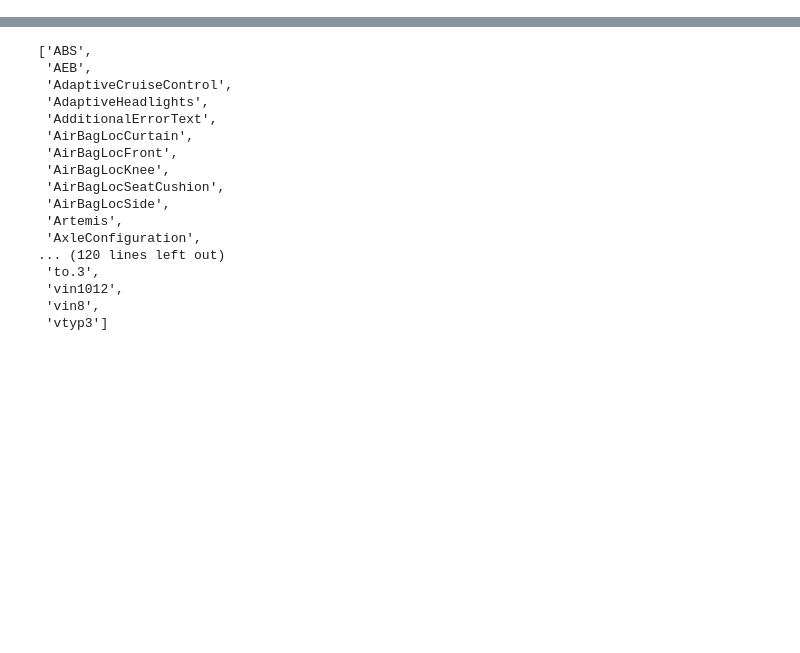
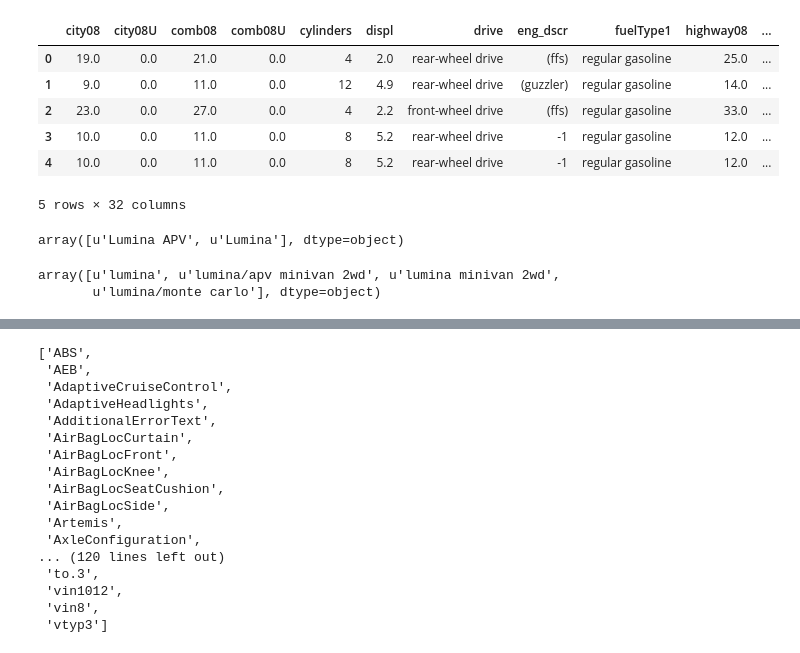
Before and after one commit to bsyouness/epa_mpg, a Jupyter notebook: vin_processing.ipynb, the cells around one changed output, grey strips where cells are left out. Saved outputs shown, nothing was run; the diff lists cells and outputs as text; code cells hidden in the pictures; blank space fills up the shorter version.

```diff
--- a/vin_processing.ipynb
+++ b/vin_processing.ipynb
@@ -50,0 +106,8 @@ not_read_with_counts
+# %%
+vin_original = vin_original.loc[vin_original.VIN.apply(len) >= 17]
+# %%
+%run merge
+vin_original_fixed, epa_original_fixed = fix(vin_original, epa_original, init_yr=0)
+# %%
+%run merge
+vin_expanded, epa_expanded = split_and_expand(vin_original_fixed, epa_original_fixed)
@@ -50,0 +238,4 @@ not_read_with_counts
+# %%
+epa.loc[(epa.make == 'lexus') & (epa.model_mod.str.contains(r'(?:gs|sc)\d+')), 'model_mod'] = \
+    epa.loc[(epa.make == 'lexus') & (epa.model_mod.str.contains(r'(?:gs|sc)\d+')),
+        'model_mod'].str.extract(r'(\D+)\d+').values
@@ -50,0 +369,19 @@ not_read_with_counts
+# %%
+epa.head()
+# %% [output]
+|  | city08 | city08U | comb08 | comb08U | cylinders | displ | drive | eng_dscr | fuelType1 | highway08 | ... |
+| 0 | 19.0 | 0.0 | 21.0 | 0.0 | 4 | 2.0 | rear-wheel drive | (ffs) | regular gasoline | 25.0 | ... |
+| 1 | 9.0 | 0.0 | 11.0 | 0.0 | 12 | 4.9 | rear-wheel drive | (guzzler) | regular gasoline | 14.0 | ... |
+| 2 | 23.0 | 0.0 | 27.0 | 0.0 | 4 | 2.2 | front-wheel drive | (ffs) | regular gasoline | 33.0 | ... |
+| 3 | 10.0 | 0.0 | 11.0 | 0.0 | 8 | 5.2 | rear-wheel drive | -1 | regular gasoline | 12.0 | ... |
+| 4 | 10.0 | 0.0 | 11.0 | 0.0 | 8 | 5.2 | rear-wheel drive | -1 | regular gasoline | 12.0 | ... |
+5 rows × 32 columns
+# %%
+vin_original.loc[(vin_original.Model != None) & (vin_original.Model.str.lower().str.contains('lumina')), 'Model'].unique()
+# %% [output]
+array([u'Lumina APV', u'Lumina'], dtype=object)
+# %%
+epa_original_fixed.loc[(epa_original_fixed.model.str.contains('lumina')), 'model'].unique()
+# %% [output]
+array([u'lumina', u'lumina/apv minivan 2wd', u'lumina minivan 2wd',
+       u'lumina/monte carlo'], dtype=object)
```
Also changed, not shown: parts of 49 cells of this notebook, 2 other files.
